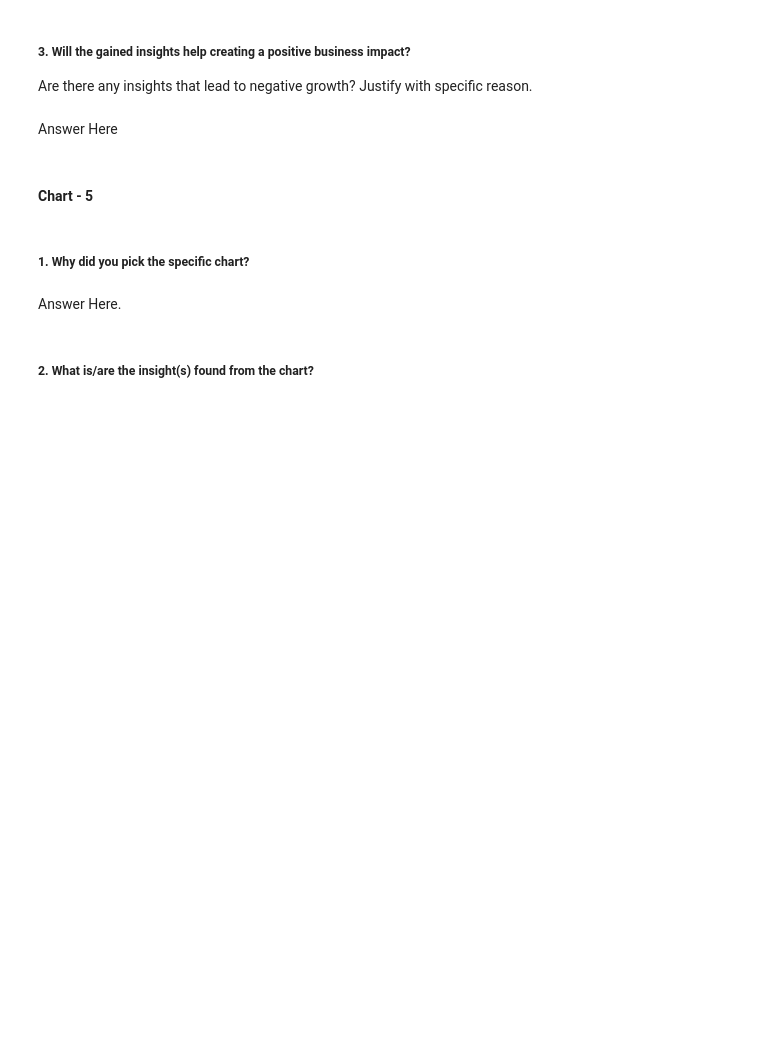
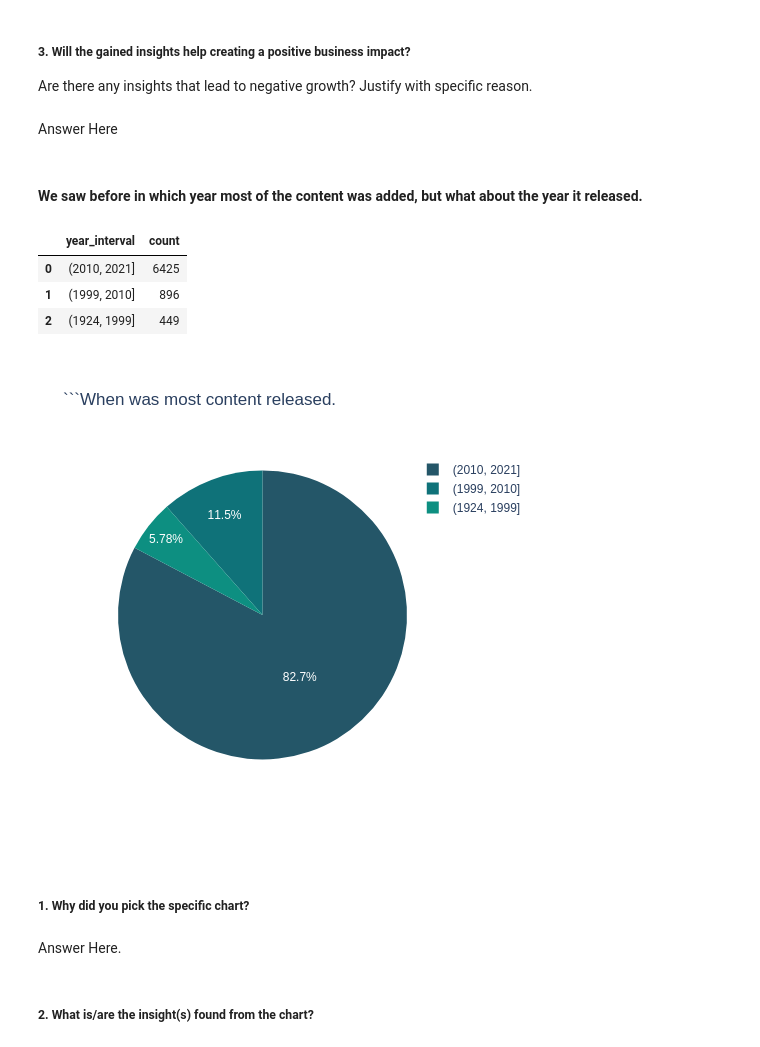
Before and after one commit to Varinder-KM/NETFLIX-MOVIES-AND-TV-SHOWS-CLUSTERING_Capstone-Project, a Jupyter notebook: NETFLIX_MOVIES_AND_TV_SHOWS_CLUSTERING.ipynb, the cells around one changed output. Drawn from its saved outputs; the diff is of its cells as text; code cells hidden in the pictures; blank space fills up the shorter version.

````diff
--- a/NETFLIX_MOVIES_AND_TV_SHOWS_CLUSTERING.ipynb
+++ b/NETFLIX_MOVIES_AND_TV_SHOWS_CLUSTERING.ipynb
@@ -500,5 +549,3 @@ Answer Here
 Are there any insights that lead to negative growth? Justify with specific reason.
 # %% [markdown]
 Answer Here
-# %% [markdown]
-#### Chart - 5
@@ -507,3 +552,25 @@ Answer Here
+# %% [markdown]
+#### **We saw before in which year most of the content was added, but what about the year it released.**
+# %%
+# Put the data into bins.
+release_yr_bin = pd.cut(netflix_data.release_year, [1924, 1999, 2010, 2021])
+release_yr_bin.value_counts()
+release_yr_bin = pd.DataFrame(release_yr_bin.value_counts()).reset_index()
+release_yr_bin.rename(columns={'index':'year_interval', 'release_year':'count'}, inplace=True)
+release_yr_bin['year_interval'] = release_yr_bin['year_interval'].astype('string')
+release_yr_bin
+# %% [output]
+|  | year_interval | count |
+| 0 | (2010, 2021] | 6425 |
+| 1 | (1999, 2010] | 896 |
+| 2 | (1924, 1999] | 449 |
+# %%
+# Plot it.
+fig = px.pie(release_yr_bin, values='count', names='year_interval', color_discrete_sequence=px.colors.sequential.Aggrnyl, title='```When was most content released.',height=500, width=500)
+# fig.show()
+fig.show('png')
+# %% [output]
+[figure, added]
 # %% [markdown]
 ##### 1. Why did you pick the specific chart?
 # %% [markdown]
````
Also changed, not shown: parts of 93 cells of this notebook.
